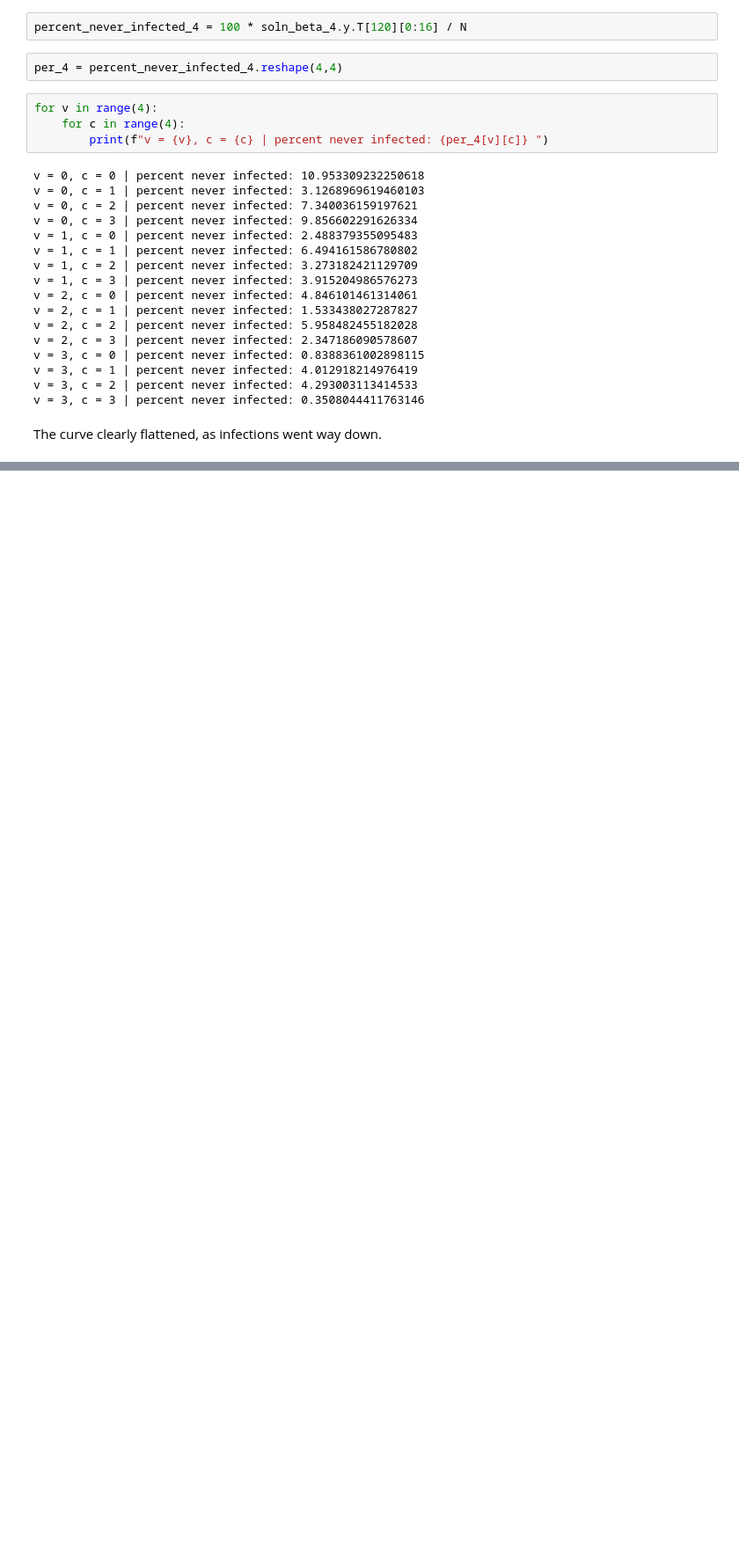
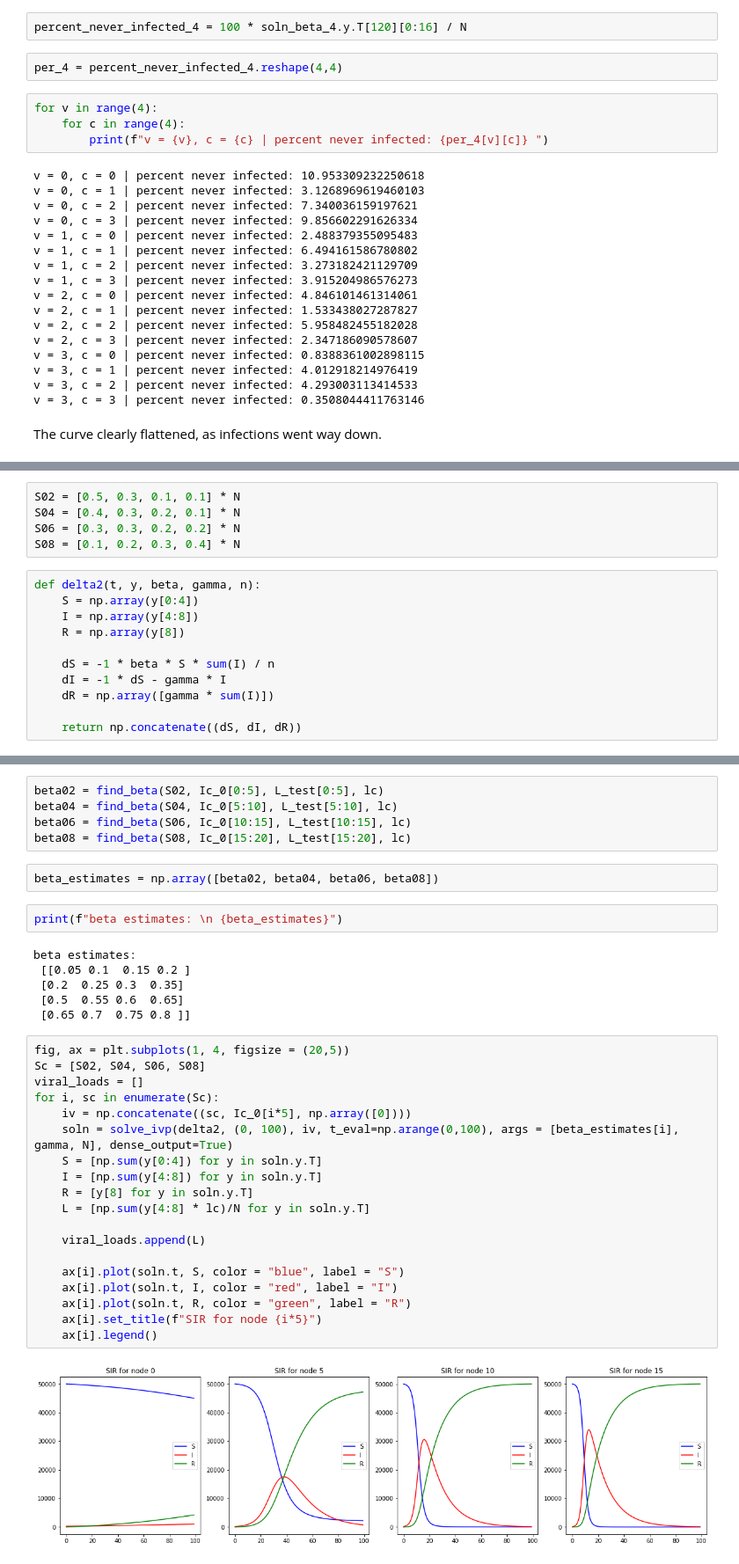
Before and after one commit to ssheridanucsb/CovidWastewater, a Jupyter notebook: Project Part One.ipynb, the cells around one changed output, grey strips where cells are left out. Shown at 88% size. Cells and saved outputs as stored; diff of their text form; blank space fills up the shorter version.

```diff
--- a/Project Part One.ipynb
+++ b/Project Part One.ipynb
@@ -171,0 +196,16 @@ The curve clearly flattened, as infections went way down.
+# %%
+S02 = [0.5, 0.3, 0.1, 0.1] * N
+S04 = [0.4, 0.3, 0.2, 0.1] * N
+S06 = [0.3, 0.3, 0.2, 0.2] * N
+S08 = [0.1, 0.2, 0.3, 0.4] * N
+# %%
+def delta2(t, y, beta, gamma, n):
+    S = np.array(y[0:4])
+    I = np.array(y[4:8])
+    R = np.array(y[8])
+
+    dS = -1 * beta * S * sum(I) / n
+    dI = -1 * dS - gamma * I
+    dR = np.array([gamma * sum(I)])
+
+    return np.concatenate((dS, dI, dR))
@@ -171,0 +262,36 @@ The curve clearly flattened, as infections went way down.
+# %%
+beta02 = find_beta(S02, Ic_0[0:5], L_test[0:5], lc)
+beta04 = find_beta(S04, Ic_0[5:10], L_test[5:10], lc)
+beta06 = find_beta(S06, Ic_0[10:15], L_test[10:15], lc)
+beta08 = find_beta(S08, Ic_0[15:20], L_test[15:20], lc)
+# %%
+beta_estimates = np.array([beta02, beta04, beta06, beta08])
+# %%
+print(f"beta estimates: \n {beta_estimates}")
+# %% [output]
+beta estimates:
+ [[0.05 0.1  0.15 0.2 ]
+ [0.2  0.25 0.3  0.35]
+ [0.5  0.55 0.6  0.65]
+ [0.65 0.7  0.75 0.8 ]]
+# %%
+fig, ax = plt.subplots(1, 4, figsize = (20,5))
+Sc = [S02, S04, S06, S08]
+viral_loads = []
+for i, sc in enumerate(Sc):
+    iv = np.concatenate((sc, Ic_0[i*5], np.array([0])))
+    soln = solve_ivp(delta2, (0, 100), iv, t_eval=np.arange(0,100), args = [beta_estimates[i], gamma, N], dense_output=True)
+    S = [np.sum(y[0:4]) for y in soln.y.T]
+    I = [np.sum(y[4:8]) for y in soln.y.T]
+    R = [y[8] for y in soln.y.T]
+    L = [np.sum(y[4:8] * lc)/N for y in soln.y.T]
+
+    viral_loads.append(L)
+
+    ax[i].plot(soln.t, S, color = "blue", label = "S")
+    ax[i].plot(soln.t, I, color = "red", label = "I")
+    ax[i].plot(soln.t, R, color = "green", label = "R")
+    ax[i].set_title(f"SIR for node {i*5}")
+    ax[i].legend()
+# %% [output]
+[figure, added]
```
Also changed, not shown: parts of 15 cells of this notebook.
